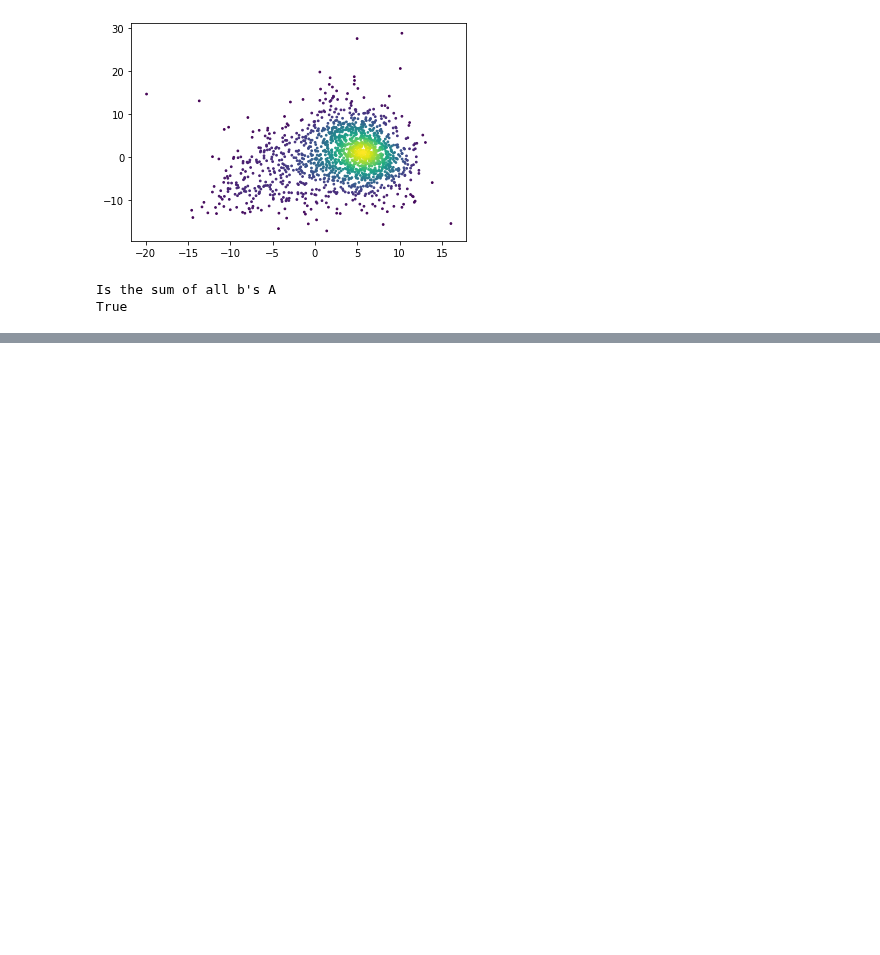
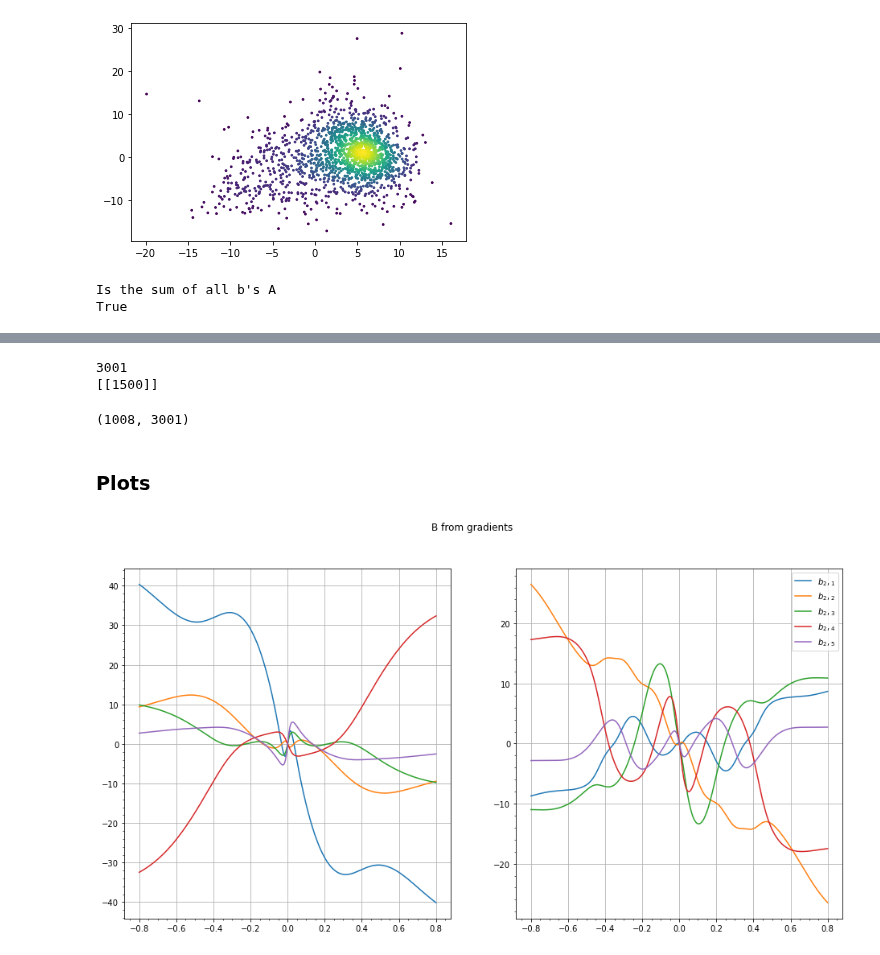
Before and after one commit to MagriLab/MD-CNN-AE, a Jupyter notebook: notebook_visualise/nonlinear.ipynb, the cells around one changed output, grey strips where cells are left out. Saved outputs shown, nothing was run; the diff lists cells and outputs as text; code cells hidden in the pictures; blank space fills up the shorter version.

Commit message:
coefficients from gradients

```diff
--- a/notebook_visualise/nonlinear.ipynb
+++ b/notebook_visualise/nonlinear.ipynb
@@ -350,0 +355,8 @@ True
+# %%
+z = np.linspace(-0.8,0.8,3001).astype('float32')
+steps = len(z)
+print(steps)
+print(np.argwhere(np.abs(z-0)<1.19209e-07))
+# %% [output]
+3001
+[[1500]]
@@ -350,0 +385,40 @@ True
+# %%
+dy_dz_vector = []
+dy_dz_temp = einsum('k t y z u -> k y z t u', dy_dz)
+for i in range(mdl_config.latent_dim):
+    dy_dz_reshape = np.vstack((dy_dz_temp[i,:,:,:,0], dy_dz_temp[i,:,:,:,1]))
+    dy_dz_reshape = np.reshape(dy_dz_reshape,(-1, steps))
+    dy_dz_vector.append(dy_dz_reshape)
+dy_dz_vector = np.array(dy_dz_vector)
+# %%
+dB1_dz = Q_POD.T @ dy_dz_vector[0,...]
+dB2_dz = Q_POD.T @ dy_dz_vector[1,...]
+print(dB1_dz.shape)
+# %% [output]
+(1008, 3001)
+# %%
+B1_g = []
+B2_g = []
+for i in range(10):
+    B1_g.append(
+        model_evaluation.one_step_integrate(z,dB1_dz[i,:],0,0,z[1]-z[0])
+    )
+    B2_g.append(
+        model_evaluation.one_step_integrate(z,dB2_dz[i,:],0,0,z[1]-z[0])
+    )
+# %% [markdown]
+### Plots
+# %%
+fig,ax = plt.subplots(1,2,figsize=(16,8))
+fig.suptitle('B from gradients')
+for i in range(5):
+    ax[0].plot(z,B1_g[i],label=f'$b_1,_{i+1}$')
+    ax[1].plot(z,B2_g[i],label=f'$b_2,_{i+1}$')
+ax[0].minorticks_on()
+ax[0].grid('both')
+ax[1].minorticks_on()
+ax[1].grid('both')
+plt.legend()
+plt.show()
+# %% [output]
+[figure, added]
```
Also changed, not shown: parts of 25 cells of this notebook, 2 other files.
